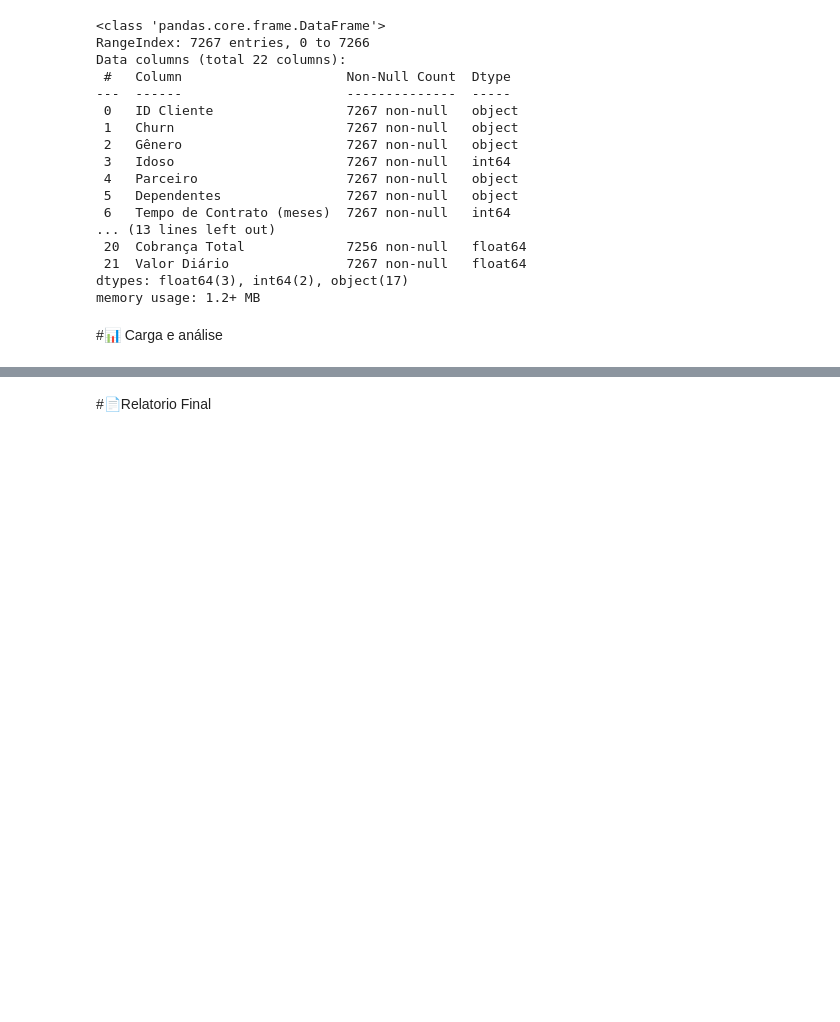
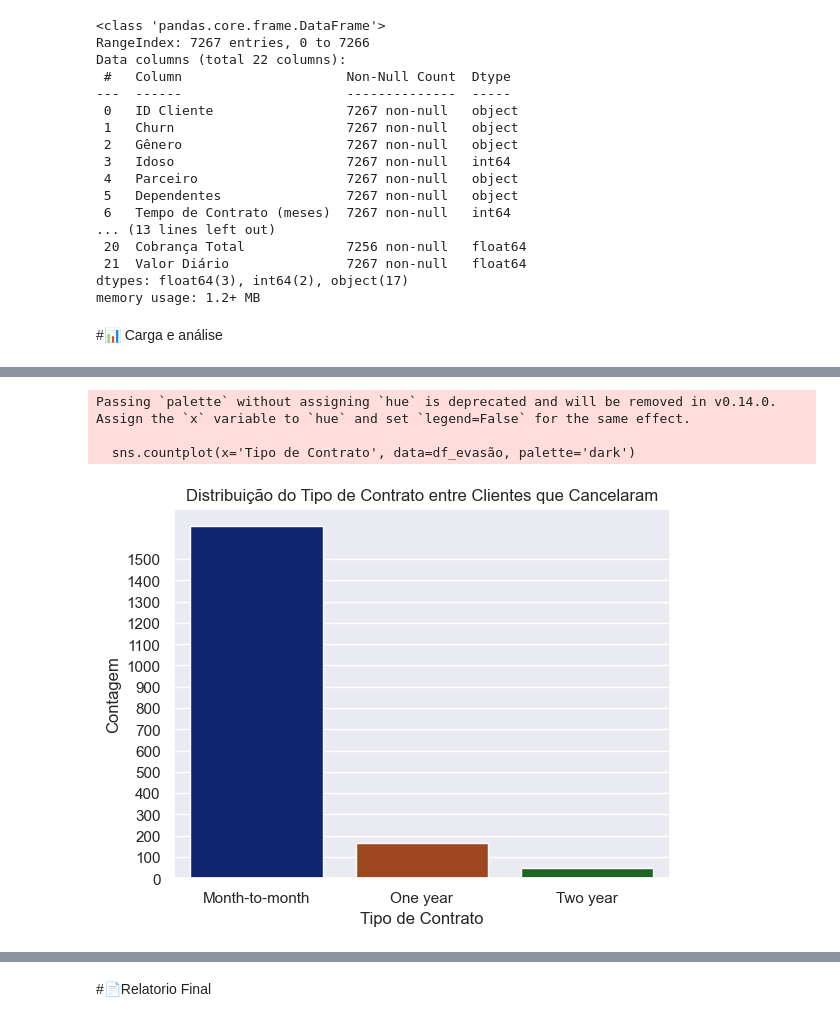
Before and after one commit to Fawller97/Telecom-X, a Jupyter notebook: challenge2-data-science-main/TelecomX_BR.ipynb, the cells around one changed output, grey strips where cells are left out. Saved outputs shown, nothing was run; the diff lists cells and outputs as text; code cells hidden in the pictures; blank space fills up the shorter version.

```diff
--- a/challenge2-data-science-main/TelecomX_BR.ipynb
+++ b/challenge2-data-science-main/TelecomX_BR.ipynb
@@ -251,0 +355,13 @@ ModuleNotFoundError: No module named 'seaborn'
+# %%
+sns.set_theme()
+sns.countplot(x='Tipo de Contrato', data=df_evasão, palette='dark')
+plt.title('Distribuição do Tipo de Contrato entre Clientes que Cancelaram')
+plt.xlabel('Tipo de Contrato')
+plt.ylabel('Contagem')
+plt.yticks(np.arange(0, 1600, 100))
+plt.show()
+# %% [output]
+Passing `palette` without assigning `hue` is deprecated and will be removed in v0.14.0. Assign the `x` variable to `hue` and set `legend=False` for the same effect.
+
+  sns.countplot(x='Tipo de Contrato', data=df_evasão, palette='dark')
+[figure, added]
```
Also changed, not shown: parts of 19 cells of this notebook.
